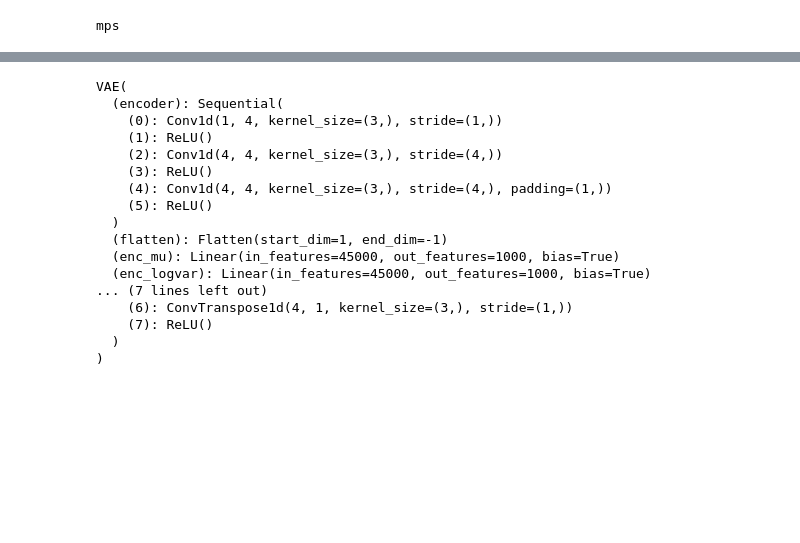
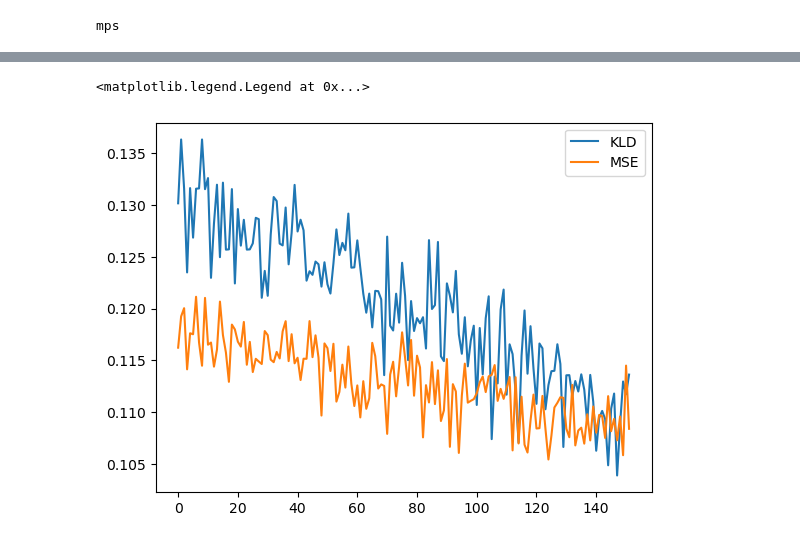
Before and after one commit to albinekborg/techno-wae, a Jupyter notebook: VAE.ipynb, the cells around one changed output, grey strips where cells are left out. Drawn from its saved outputs; the diff is of its cells as text; code cells hidden in the pictures; blank space fills up the shorter version.

```diff
--- a/VAE.ipynb
+++ b/VAE.ipynb
@@ -172,16 +215,28 @@ print(next(vae.parameters()).device)
 vae.to(device)
 print(next(vae.parameters()).device)
 n_epochs = 1000
+
+train = dataloader
+n_batches = len(train)
+
+
+recon_loss = []
+KLD_loss = []
 for epoch in range(n_epochs):
-    batch = next(iter(dataloader))
+    print(f"epoch: {epoch}")
+    for current_batch in range(n_batches):
 
-    decoded, mu, logvar = vae(batch)
+        batch = next(iter(train))
+        decoded, mu, logvar = vae(batch)
 
-    loss = VAEloss(decoded,batch,mu,logvar)
-    loss.backward()
-    optimizer.step()
-    optimizer.zero_grad()
-    print("loss: ", loss)
+        losses = VAEloss(decoded,batch,mu,logvar)
+        loss = losses[0]
+        recon_loss.append(losses[1])
+        KLD_loss.append(losses[2])
+        loss.backward()
+        optimizer.step()
+        optimizer.zero_grad()
+        print("loss: ", loss.item())
 # %% [output]
 mps
 cpu
@@ -203,21 +258,13 @@ loss:
 KeyboardInterrupt:
-# %%
-vae.eval()
-# %% [output]
-VAE(
-  (encoder): Sequential(
-    (0): Conv1d(1, 4, kernel_size=(3,), stride=(1,))
-    (1): ReLU()
-    (2): Conv1d(4, 4, kernel_size=(3,), stride=(4,))
-    (3): ReLU()
-    (4): Conv1d(4, 4, kernel_size=(3,), stride=(4,), padding=(1,))
-    (5): ReLU()
-  )
-  (flatten): Flatten(start_dim=1, end_dim=-1)
-  (enc_mu): Linear(in_features=45000, out_features=1000, bias=True)
-  (enc_logvar): Linear(in_features=45000, out_features=1000, bias=True)
-... (7 lines left out)
-    (6): ConvTranspose1d(4, 1, kernel_size=(3,), stride=(1,))
-    (7): ReLU()
-  )
-)
+# %%
+import matplotlib.pyplot as plt
+plot_recon_loss = [k.detach().to('cpu') for k in recon_loss]
+plot_KLD_loss = [k.detach().to('cpu') for k in KLD_loss]
+
+xbins = range(0,len(KLD_loss))
+plt.plot(xbins,plot_KLD_loss,label="KLD")
+plt.plot(xbins,plot_recon_loss,label="MSE")
+plt.legend()
+# %% [output]
+<matplotlib.legend.Legend at 0x...>
+[figure, added]
```
Also changed, not shown: parts of 12 cells of this notebook.
